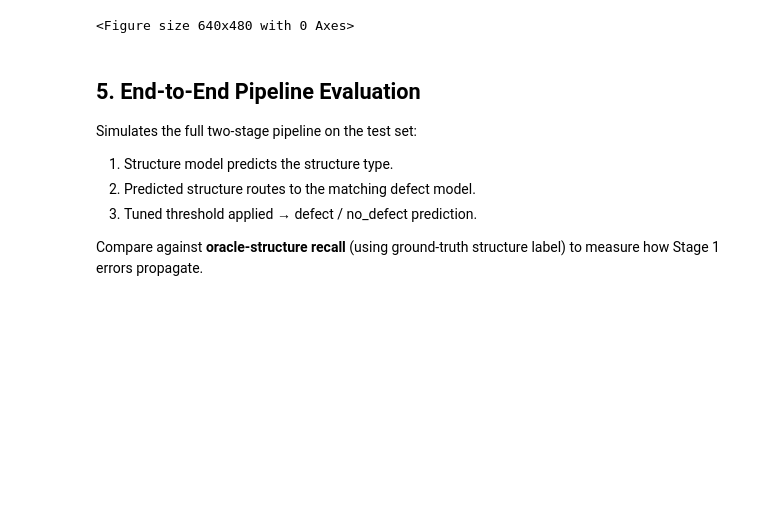
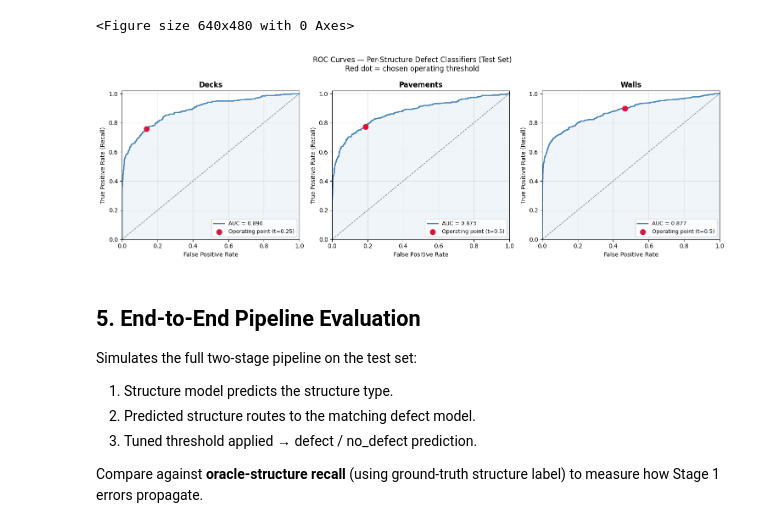
Before and after one commit to k1tj0ng/structural-defect-detector, a Jupyter notebook: ws/pipeline_eval.ipynb, the cells around one changed output. Drawn from its saved outputs; the diff is of its cells as text; code cells hidden in the pictures; blank space fills up the shorter version.

```diff
--- a/ws/pipeline_eval.ipynb
+++ b/ws/pipeline_eval.ipynb
@@ -39,19 +39,19 @@ STRUCTURES = ['Decks', 'Pavements', 'Walls']
 AUTOTUNE = tf.data.AUTOTUNE
 
 # Load models
-structure_model = tf.keras.models.load_model('structure_model.keras')
+structure_model = tf.keras.models.load_model('models/cnn/structure_model.keras')
 defect_models = {
-    struct: tf.keras.models.load_model(f'defect_model_{struct.lower()}.keras')
+    struct: tf.keras.models.load_model(f'models/cnn/defect_model_{struct.lower()}.keras')
     for struct in STRUCTURES
 }
 
 # Load tuned thresholds (from training val sweep)
-with open('thresholds.json') as f:
+with open('models/cnn/thresholds.json') as f:
     thresholds = json.load(f)
 print('Thresholds:', thresholds)
 
 # Load test/val splits (written by pipeline_train.ipynb)
-df_test = pd.read_csv('test_split.csv')
-df_val  = pd.read_csv('val_split.csv')
+df_test = pd.read_csv('splits/test_split.csv')
+df_val  = pd.read_csv('splits/val_split.csv')
 print(f'Test set: {len(df_test):,} images')
 print(df_test.groupby(['structure', 'label']).size().unstack(fill_value=0))
@@ -215,6 +196,42 @@ plt.tight_layout(); plt.show()
     [ 66 575]  (FN=66, TP=575)  ← minimise FN
 [figure]
 <Figure size 640x480 with 0 Axes>
+# %%
+fig, axes = plt.subplots(1, 3, figsize=(15, 5))
+
+for ax, struct in zip(axes, STRUCTURES):
+    r     = results[struct]
+    y_true_s = r['y_true']
+    probs_s  = r['probs']
+    t        = r['threshold']
+
+    fpr, tpr, thresh_vals = roc_curve(y_true_s, probs_s)
+    auc = r['roc_auc']
+
+    # Find the index in thresh_vals closest to the chosen operating threshold
+    op_idx = np.argmin(np.abs(thresh_vals - t))
+    op_fpr = fpr[op_idx]
+    op_tpr = tpr[op_idx]
+
+    ax.plot(fpr, tpr, color='steelblue', lw=2, label=f'AUC = {auc:.3f}')
+    ax.plot([0, 1], [0, 1], 'k--', lw=1, alpha=0.5)
+    ax.scatter(op_fpr, op_tpr, color='crimson', zorder=5, s=80,
+               label=f'Operating point (t={t})')
+    ax.fill_between(fpr, tpr, alpha=0.08, color='steelblue')
+    ax.set_xlabel('False Positive Rate')
+    ax.set_ylabel('True Positive Rate (Recall)')
+    ax.set_title(struct, fontsize=12, fontweight='bold')
+    ax.legend(loc='lower right', fontsize=9)
+    ax.grid(True, alpha=0.3)
+    ax.set_xlim([0.0, 1.0])
+    ax.set_ylim([0.0, 1.02])
+
+fig.suptitle('ROC Curves — Per-Structure Defect Classifiers (Test Set)\nRed dot = chosen operating threshold',
+             fontsize=12)
+plt.tight_layout()
+plt.show()
+# %% [output]
+[figure, added]
 # %% [markdown]
 ## 5. End-to-End Pipeline Evaluation
 
```
Also changed, not shown: parts of 4 cells of this notebook, 33 other files.
